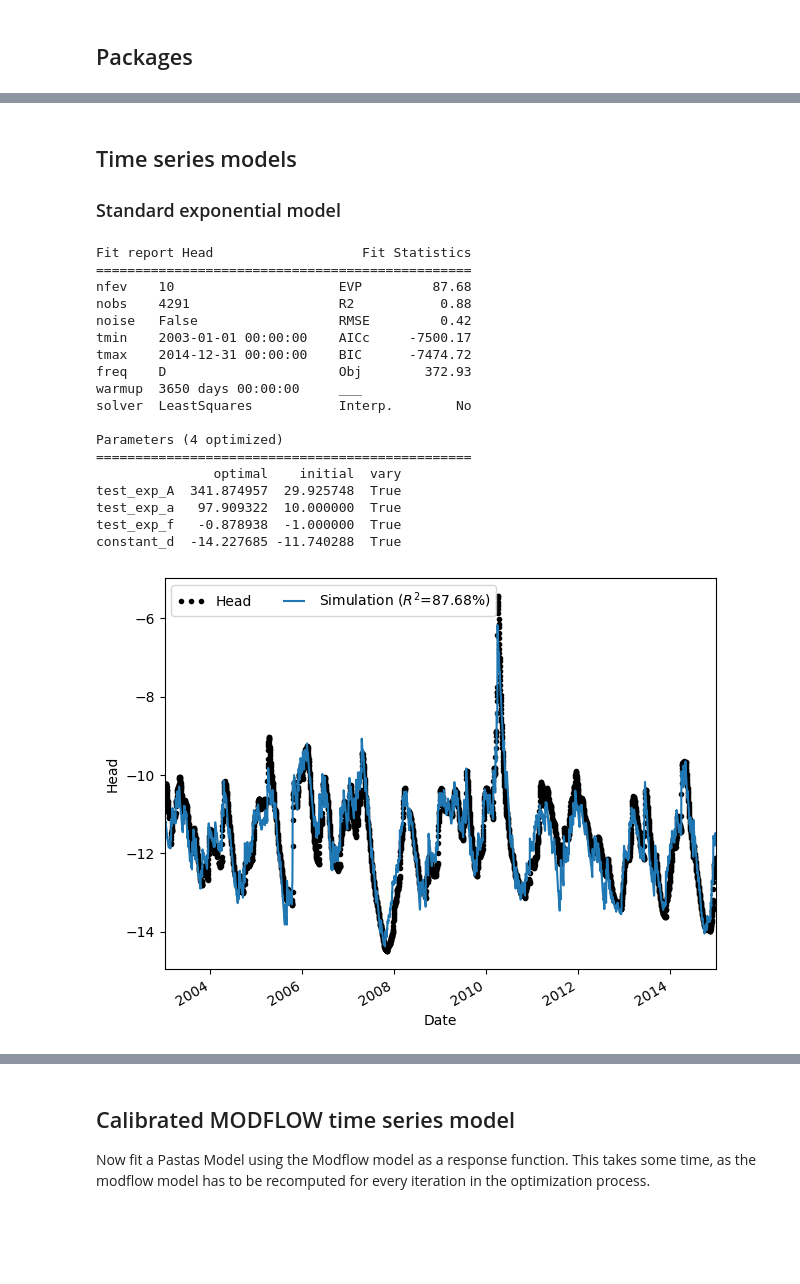
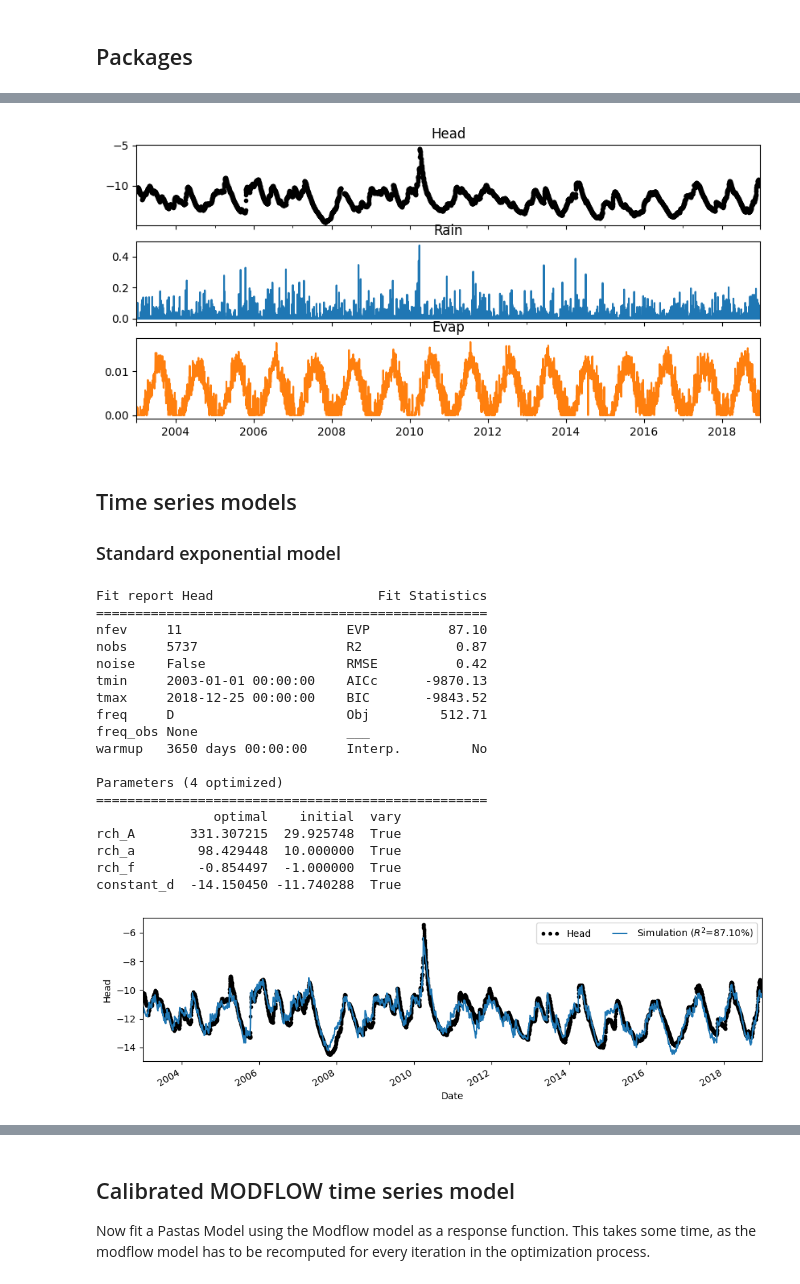
Before and after one commit to pastas/pastas-plugins, a Jupyter notebook: docs/examples/modflow.ipynb, the cells around one changed output, grey strips where cells are left out. Saved outputs shown, nothing was run; the diff lists cells and outputs as text; code cells hidden in the pictures; blank space fills up the shorter version.

```diff
--- a/docs/examples/modflow.ipynb
+++ b/docs/examples/modflow.ipynb
@@ -34,24 +28,0 @@ if not os.path.isfile(mf6_exe):
-# %%
-# %%
-tmin = pd.Timestamp("2001-01-01")
-tmax = pd.Timestamp("2014-12-31")
-
-tmin_wu = tmin - pd.Timedelta(days=3651)
-tmin_wu = pd.Timestamp("1986-01-01")
-
-ds = ps.load_dataset("collenteur_2019")
-head = ds["head"].squeeze()
-prec = ds["rain"].squeeze().resample("D").asfreq().fillna(0.0)
-evap = ds["evap"].squeeze()
-
-# head = pd.read_csv("data/obs.csv", index_col=0, parse_dates=True).squeeze()
-# prec = (
-#     pd.read_csv("data/rain.csv", index_col=0, parse_dates=True)
-#     .squeeze()
-#     .resample("D")
-#     .asfreq()
-#     .fillna(0.0)
-# )
-# evap = pd.read_csv("data/evap.csv", index_col=0, parse_dates=True).squeeze()
-
-ps.plots.series(head, [prec, evap], hist=False);
@@ -60,36 +29,47 @@ ps.plots.series(head, [prec, evap], hist=False);
+# %%
+ds = {
+    "rain": pd.read_csv("rain.csv", index_col=0, parse_dates=True),
+    "head": pd.read_csv("head.csv", index_col=0, parse_dates=True),
+    "evap": pd.read_csv("evap.csv", index_col=0, parse_dates=True),
+}
+head = ds["head"].squeeze().dropna()
+prec = ds["rain"].squeeze().dropna().resample("D").asfreq().fillna(0.0)
+evap = ds["evap"].squeeze().dropna()
+
+ps.plots.series(head, [prec, evap], hist=False);
+# %% [output]
+[figure, added]
 # %% [markdown]
 ## Time series models
 
 ### Standard exponential model
 # %%
-# %%
-# create model with exponential response function
 mlexp = ps.Model(head)
 mlexp.add_stressmodel(
-    ps.RechargeModel(prec=prec, evap=evap, rfunc=ps.Exponential(), name="test_exp")
+    ps.RechargeModel(prec=prec, evap=evap, rfunc=ps.Exponential(), name="rch")
 )
-mlexp.solve(tmin=tmin, tmax=tmax)
-mlexp.plot();
+mlexp.solve()
+mlexp.plot(figsize=(10, 3));
 # %% [output]
-Fit report Head                   Fit Statistics
-================================================
-nfev    10                     EVP         87.68
-nobs    4291                   R2           0.88
-noise   False                  RMSE         0.42
-tmin    2003-01-01 00:00:00    AICc     -7500.17
-tmax    2014-12-31 00:00:00    BIC      -7474.72
-freq    D                      Obj        372.93
-warmup  3650 days 00:00:00     ___
-solver  LeastSquares           Interp.        No
+Fit report Head                     Fit Statistics
+==================================================
+nfev     11                     EVP          87.10
+nobs     5737                   R2            0.87
+noise    False                  RMSE          0.42
+tmin     2003-01-01 00:00:00    AICc      -9870.13
+tmax     2018-12-25 00:00:00    BIC       -9843.52
+freq     D                      Obj         512.71
+freq_obs None                   ___
+warmup   3650 days 00:00:00     Interp.         No
 
 Parameters (4 optimized)
-================================================
+==================================================
                optimal    initial  vary
-test_exp_A  341.874957  29.925748  True
-test_exp_a   97.909322  10.000000  True
-test_exp_f   -0.878938  -1.000000  True
-constant_d  -14.227685 -11.740288  True
+rch_A       331.307215  29.925748  True
+rch_a        98.429448  10.000000  True
+rch_f        -0.854497  -1.000000  True
+constant_d  -14.150450 -11.740288  True
-[figure, old version]
+[figure, new version]
 # %% [markdown]
 ### Uncalibrated MODFLOW time series model
 
```
Also changed, not shown: parts of 20 cells of this notebook, 2 other files.
